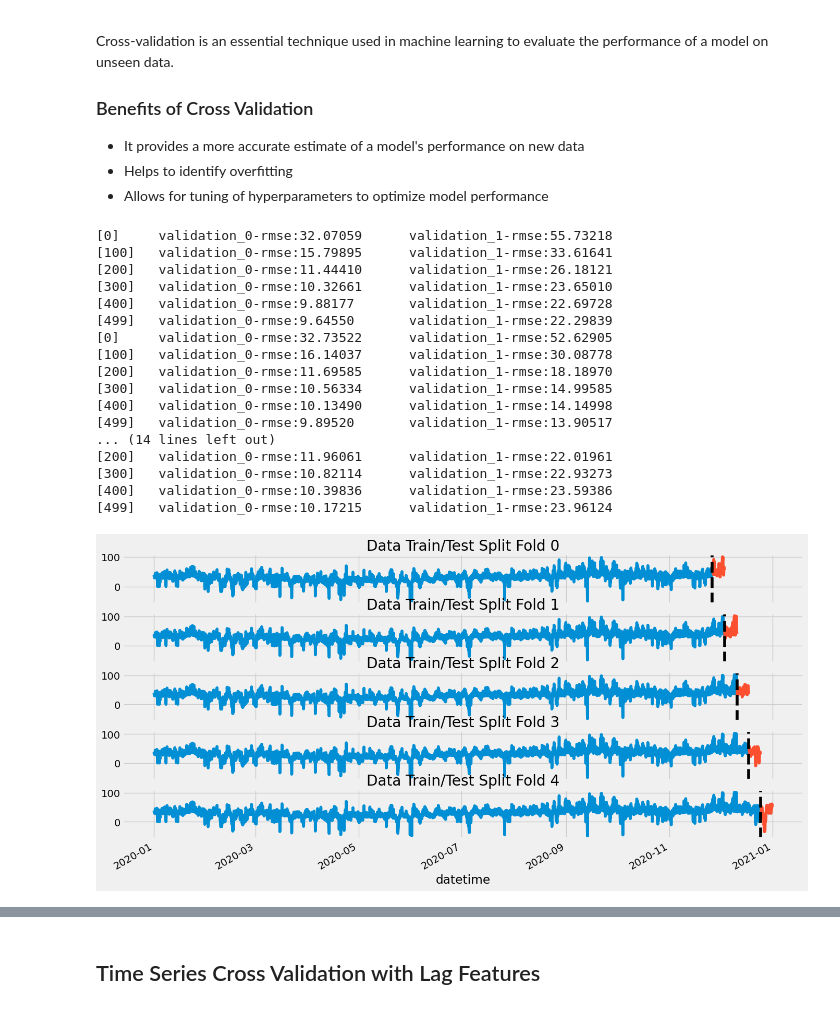
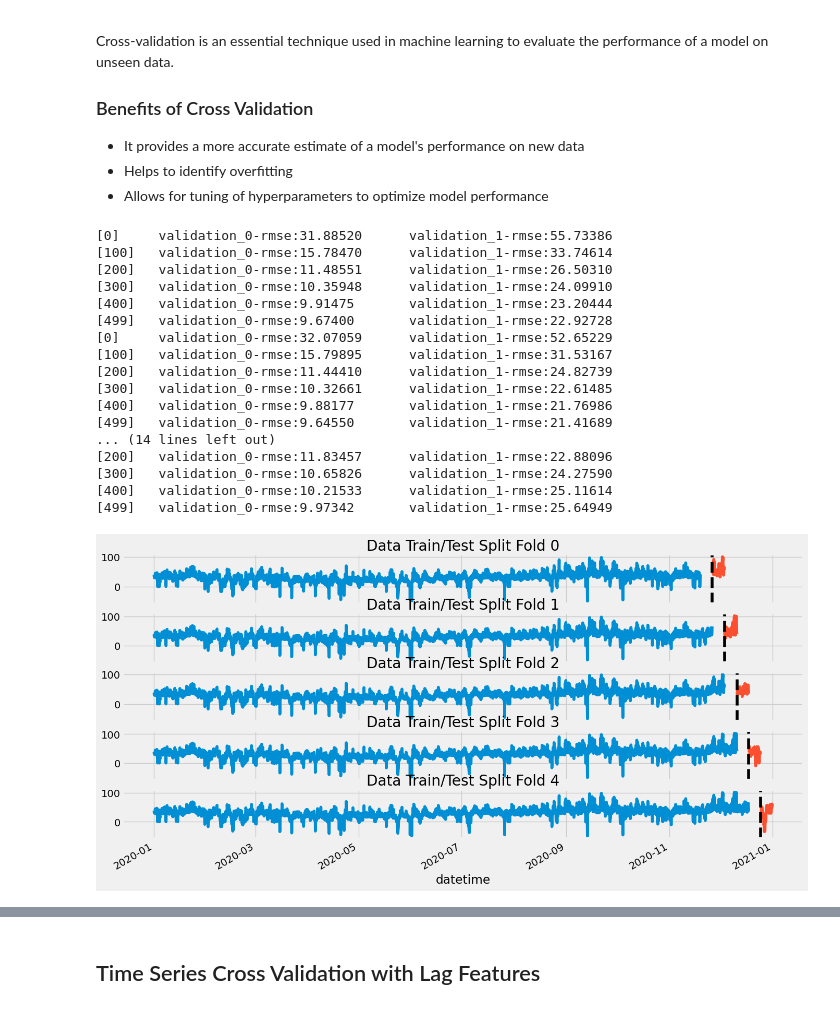
Before and after one commit to M-123-456/team-6-energy-costs, a Jupyter notebook: XGBoost_model.ipynb, the cells around one changed output, grey strips where cells are left out. Cells and saved outputs as stored; diff of their text form; code cells hidden in the pictures.

```diff
--- a/XGBoost_model.ipynb
+++ b/XGBoost_model.ipynb
@@ -372,7 +372,7 @@ Cross-validation is an essential technique used in machine learning to evaluate
 - Helps to identify overfitting
 - Allows for tuning of hyperparameters to optimize model performance
 # %%
-tss = TimeSeriesSplit(n_splits=5, test_size=168)
+tss = TimeSeriesSplit(n_splits=5, test_size=168, gap=168)
 df = df.sort_index()
 
 fig, axs = plt.subplots(5, 1, figsize=(15, 8), sharex=True)
@@ -394,50 +394,50 @@ for train_idx, val_idx in tss.split(df):
     FEATURES = ['month', 'hour', 'dayofweek']
     TARGET = 'energy_price'
 
     X_train = train[FEATURES]
     y_train = train[TARGET]
 
     X_test = test[FEATURES]
     y_test = test[TARGET]
 
     reg = xgb.XGBRegressor(
         gamma=0.1,
         n_estimators=500,
         max_depth=3,
         learning_rate=0.01,
         random_state=0
     )
     reg.fit(X_train, y_train,
             eval_set=[(X_train, y_train), (X_test, y_test)],
             verbose=100)
 
     y_pred = reg.predict(X_test)
     preds.append(y_pred)
     score_rmse = np.sqrt(mean_squared_error(y_test, y_pred))
     scores_rmse.append(score_rmse)
     score_mape = (mean_absolute_percentage_error(y_test, y_pred))
     scores_mape.append(score_mape)
 
     fold += 1
 # %% [output]
-[0]     validation_0-rmse:32.07059      validation_1-rmse:55.73218
-[100]   validation_0-rmse:15.79895      validation_1-rmse:33.61641
-[200]   validation_0-rmse:11.44410      validation_1-rmse:26.18121
-[300]   validation_0-rmse:10.32661      validation_1-rmse:23.65010
-[400]   validation_0-rmse:9.88177       validation_1-rmse:22.69728
-[499]   validation_0-rmse:9.64550       validation_1-rmse:22.29839
-[0]     validation_0-rmse:32.73522      validation_1-rmse:52.62905
-[100]   validation_0-rmse:16.14037      validation_1-rmse:30.08778
-[200]   validation_0-rmse:11.69585      validation_1-rmse:18.18970
-[300]   validation_0-rmse:10.56334      validation_1-rmse:14.99585
-[400]   validation_0-rmse:10.13490      validation_1-rmse:14.14998
-[499]   validation_0-rmse:9.89520       validation_1-rmse:13.90517
+[0]     validation_0-rmse:31.88520      validation_1-rmse:55.73386
+[100]   validation_0-rmse:15.78470      validation_1-rmse:33.74614
+[200]   validation_0-rmse:11.48551      validation_1-rmse:26.50310
+[300]   validation_0-rmse:10.35948      validation_1-rmse:24.09910
+[400]   validation_0-rmse:9.91475       validation_1-rmse:23.20444
+[499]   validation_0-rmse:9.67400       validation_1-rmse:22.92728
+[0]     validation_0-rmse:32.07059      validation_1-rmse:52.65229
+[100]   validation_0-rmse:15.79895      validation_1-rmse:31.53167
+[200]   validation_0-rmse:11.44410      validation_1-rmse:24.82739
+[300]   validation_0-rmse:10.32661      validation_1-rmse:22.61485
+[400]   validation_0-rmse:9.88177       validation_1-rmse:21.76986
+[499]   validation_0-rmse:9.64550       validation_1-rmse:21.41689
 ... (14 lines left out)
-[200]   validation_0-rmse:11.96061      validation_1-rmse:22.01961
-[300]   validation_0-rmse:10.82114      validation_1-rmse:22.93273
-[400]   validation_0-rmse:10.39836      validation_1-rmse:23.59386
-[499]   validation_0-rmse:10.17215      validation_1-rmse:23.96124
+[200]   validation_0-rmse:11.83457      validation_1-rmse:22.88096
+[300]   validation_0-rmse:10.65826      validation_1-rmse:24.27590
+[400]   validation_0-rmse:10.21533      validation_1-rmse:25.11614
+[499]   validation_0-rmse:9.97342       validation_1-rmse:25.64949
-[figure, old version]
+[figure, new version]
 # %%
 print(f'RMSE scores across folds {np.mean(scores_rmse):.2f}')
 print(f'Fold RMSE scores: {scores_rmse}')
```
Also changed, not shown: parts of 10 cells of this notebook.
